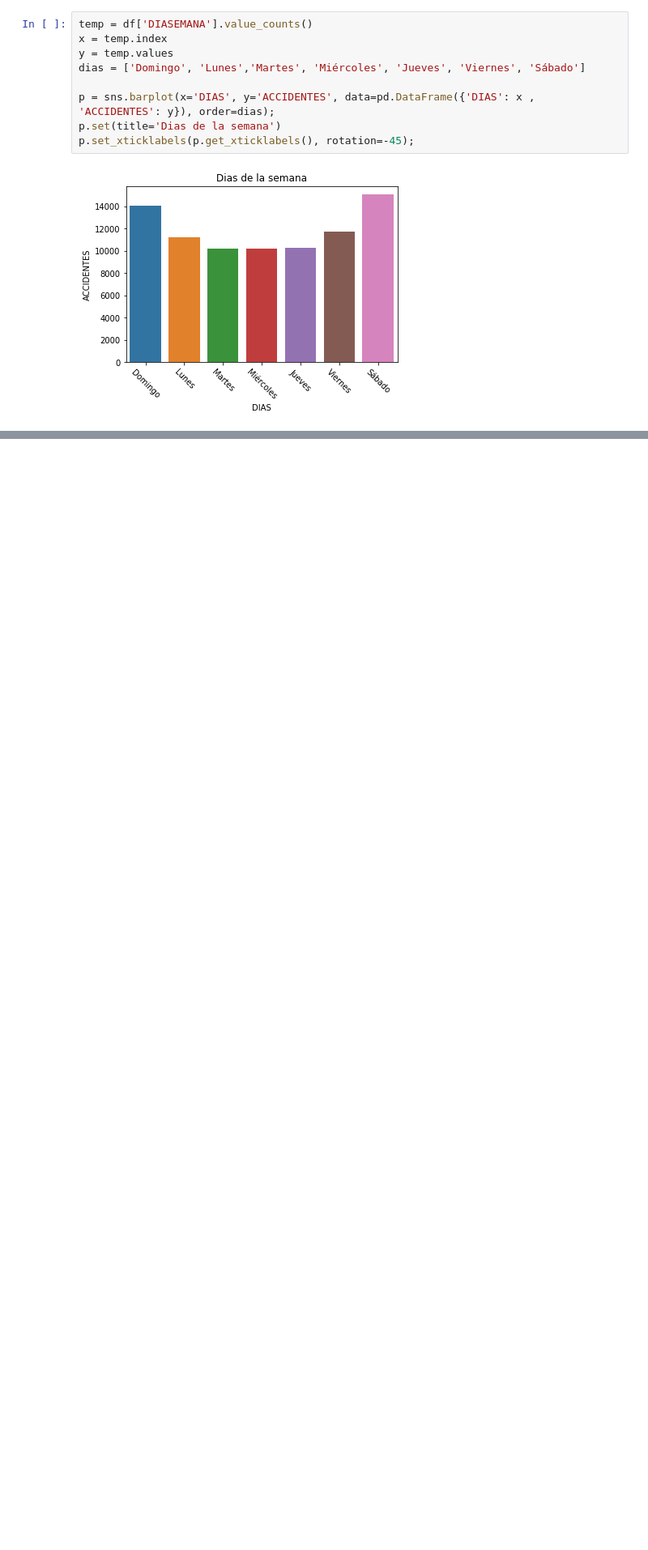
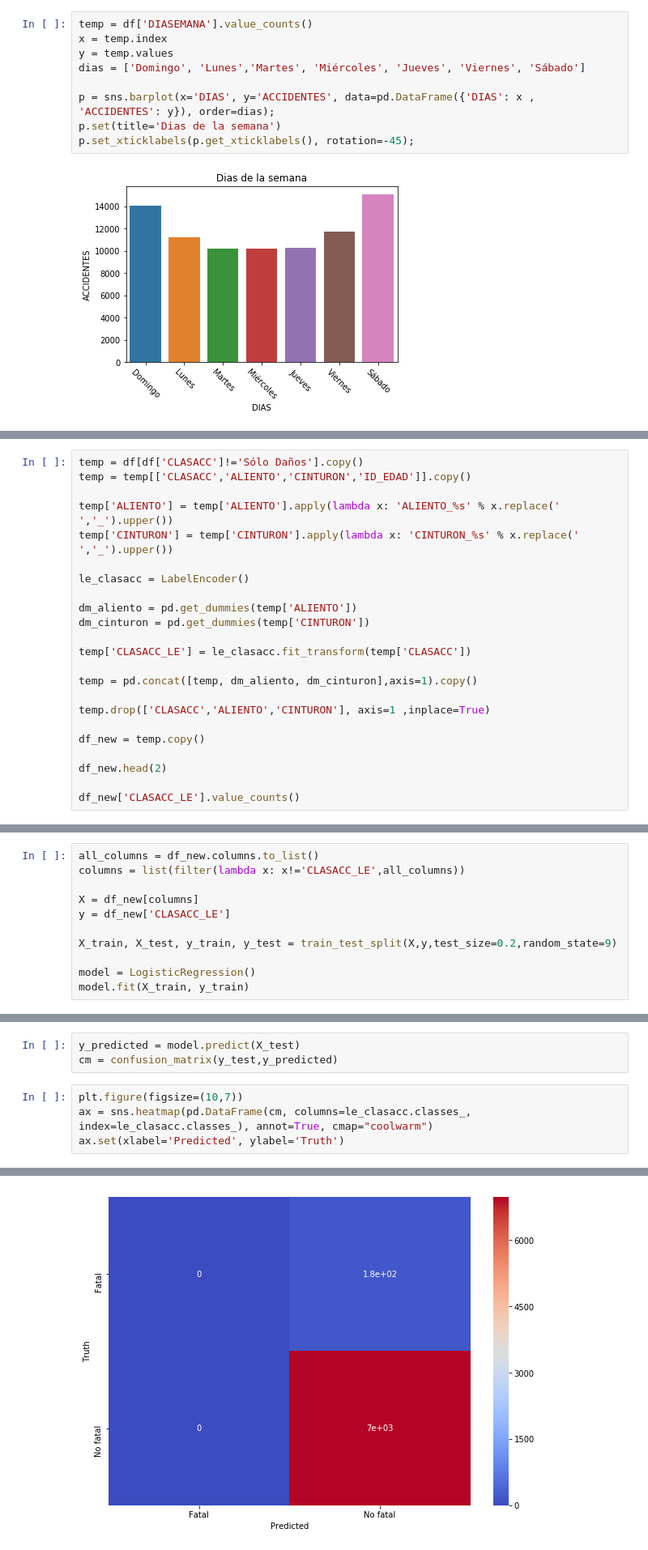
Before and after one commit to DiaDeMuertos/JupiterBase, a Jupyter notebook: Regressions/Accidentes.ipynb, the cells around one changed output, grey strips where cells are left out. Shown at 81% size. Cells and saved outputs as stored; diff of their text form; blank space fills up the shorter version.

```diff
--- a/Regressions/Accidentes.ipynb
+++ b/Regressions/Accidentes.ipynb
@@ -108,0 +93,23 @@ df[df['ALIENTO']=='Sí']
+# %%
+temp = df[df['CLASACC']!='Sólo Daños'].copy()
+temp = temp[['CLASACC','ALIENTO','CINTURON','ID_EDAD']].copy()
+
+temp['ALIENTO'] = temp['ALIENTO'].apply(lambda x: 'ALIENTO_%s' % x.replace(' ','_').upper())
+temp['CINTURON'] = temp['CINTURON'].apply(lambda x: 'CINTURON_%s' % x.replace(' ','_').upper())
+
+le_clasacc = LabelEncoder()
+
+dm_aliento = pd.get_dummies(temp['ALIENTO'])
+dm_cinturon = pd.get_dummies(temp['CINTURON'])
+
+temp['CLASACC_LE'] = le_clasacc.fit_transform(temp['CLASACC'])
+
+temp = pd.concat([temp, dm_aliento, dm_cinturon],axis=1).copy()
+
+temp.drop(['CLASACC','ALIENTO','CINTURON'], axis=1 ,inplace=True)
+
+df_new = temp.copy()
+
+df_new.head(2)
+
+df_new['CLASACC_LE'].value_counts()
@@ -108,0 +120,11 @@ df[df['ALIENTO']=='Sí']
+# %%
+all_columns = df_new.columns.to_list()
+columns = list(filter(lambda x: x!='CLASACC_LE',all_columns))
+
+X = df_new[columns]
+y = df_new['CLASACC_LE']
+
+X_train, X_test, y_train, y_test = train_test_split(X,y,test_size=0.2,random_state=9)
+
+model = LogisticRegression()
+model.fit(X_train, y_train)
@@ -108,0 +141,8 @@ df[df['ALIENTO']=='Sí']
+# %%
+y_predicted = model.predict(X_test)
+cm = confusion_matrix(y_test,y_predicted)
+# %%
+plt.figure(figsize=(10,7))
+ax = sns.heatmap(pd.DataFrame(cm, columns=le_clasacc.classes_, index=le_clasacc.classes_), annot=True, cmap="coolwarm")
+ax.set(xlabel='Predicted', ylabel='Truth')
+# %% [output]
@@ -108,0 +150 @@ df[df['ALIENTO']=='Sí']
+[figure, added]
```
Also changed, not shown: parts of 11 cells of this notebook, 1 other file.
